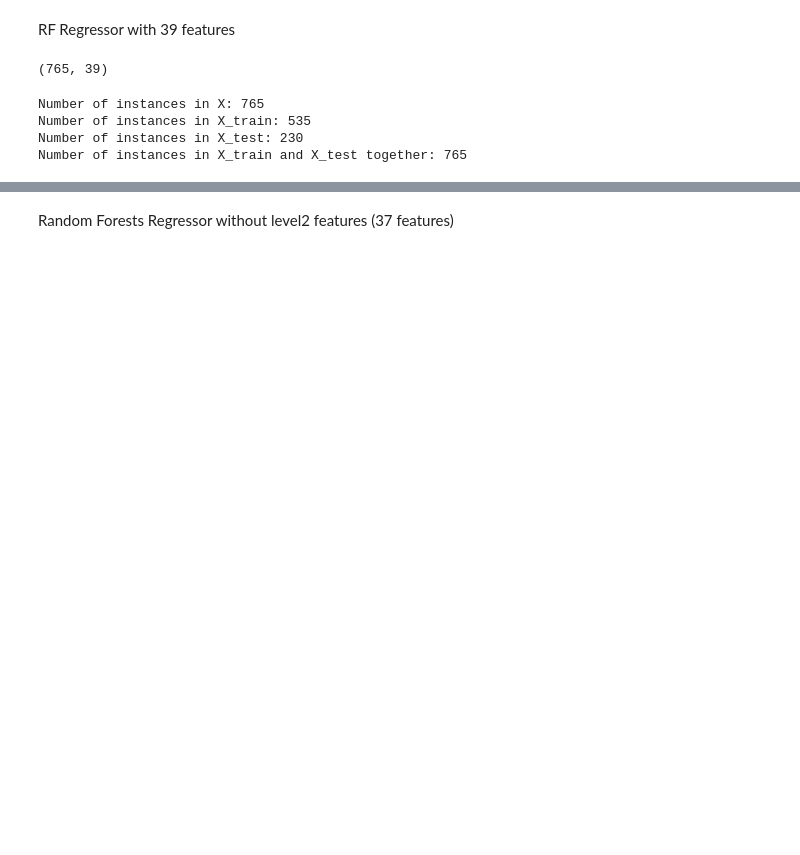
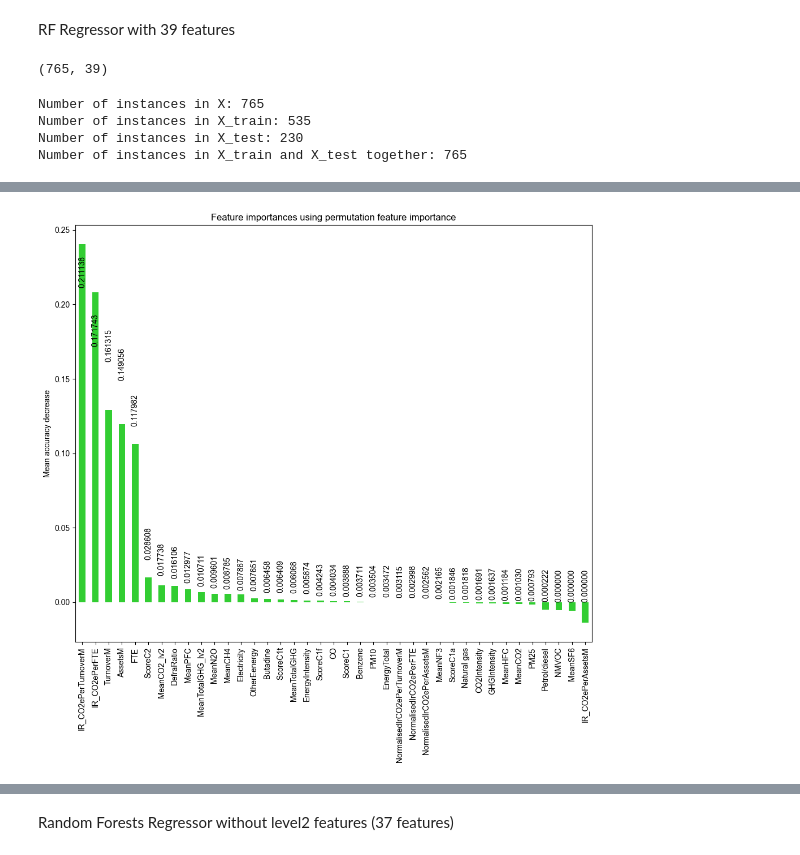
Before and after one commit to radheadewi/CienDos-LocalCodes-Backup, a Jupyter notebook: 1-regressor-random-forest.ipynb, the cells around one changed output, grey strips where cells are left out. Drawn from its saved outputs; the diff is of its cells as text; code cells hidden in the pictures; blank space fills up the shorter version.

```diff
--- a/1-regressor-random-forest.ipynb
+++ b/1-regressor-random-forest.ipynb
@@ -237,0 +252,29 @@ rf_regressor.n_features_in_
+# %%
+from sklearn.inspection import permutation_importance
+
+result = permutation_importance(
+    rf_regressor, X_test, y_test, n_repeats=10, random_state=42, n_jobs=2
+)
+
+result_mean = result.importances_mean
+
+forest_importances = pd.Series(result.importances_mean, index=features_list)
+# Sort the importances from highest to lowest
+sorted_importances = forest_importances.sort_values(ascending=False)
+
+fig, ax = plt.subplots(figsize=(10, 10))
+sorted_importances.plot.bar(ax=ax, color='#32CD32')
+
+
+for bar in bars:
+    height = bar.get_height()
+    plt.text(bar.get_x() + bar.get_width() / 2, height,
+             '{:.6f}'.format(height),
+             ha='center', va='bottom', rotation=90)
+
+ax.set_title("Feature importances using permutation feature importance")
+ax.set_ylabel("Mean accuracy decrease")
+fig.tight_layout()
+plt.show()
+# %% [output]
+[figure, added]
```
Also changed, not shown: parts of 28 cells of this notebook, 13 other files.
